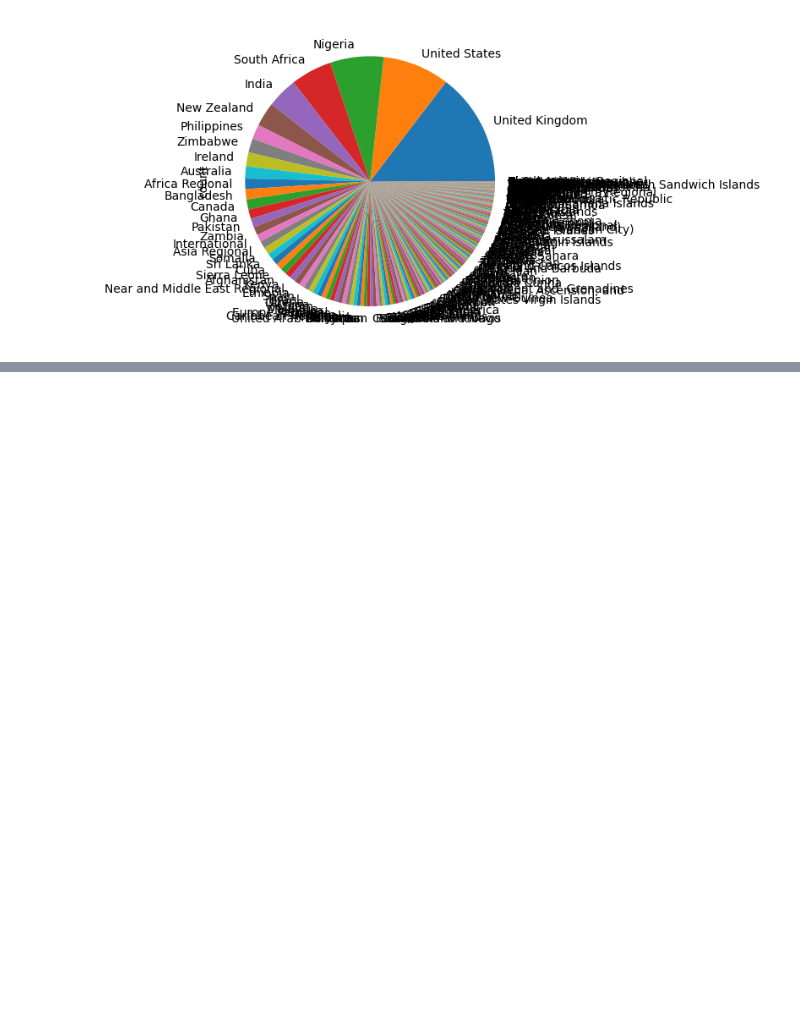
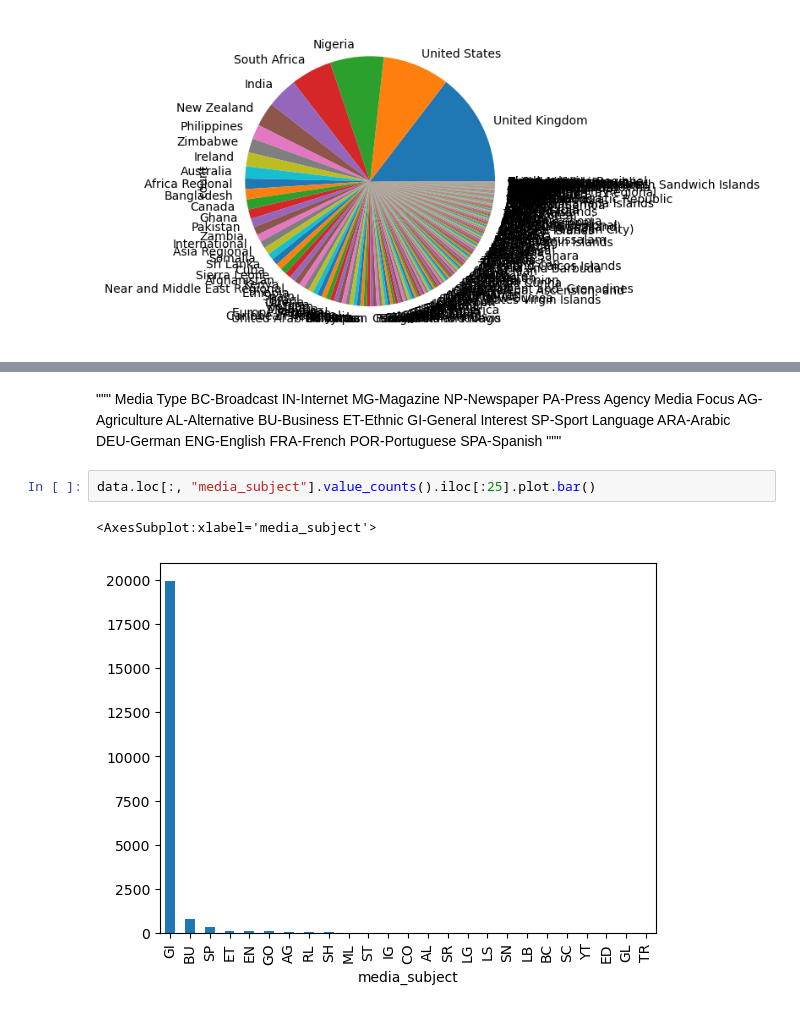
Before and after one commit to PatrickLperso/Suivi_de_narratives, a Jupyter notebook: Medias_scrapping.ipynb, the cells around one changed output, grey strips where cells are left out. Cells and saved outputs as stored; diff of their text form; blank space fills up the shorter version.

```diff
--- a/Medias_scrapping.ipynb
+++ b/Medias_scrapping.ipynb
@@ -25,0 +31,24 @@ data.loc[:, ["media_language", "true_country"]].value_counts()["ENG"].plot.pie()
+# %% [markdown]
+""" Media Type
+BC-Broadcast
+IN-Internet
+MG-Magazine
+NP-Newspaper
+PA-Press Agency 	Media Focus
+AG-Agriculture
+AL-Alternative
+BU-Business
+ET-Ethnic
+GI-General Interest
+SP-Sport 	Language
+ARA-Arabic
+DEU-German
+ENG-English
+FRA-French
+POR-Portuguese
+SPA-Spanish """
+# %%
+data.loc[:, "media_subject"].value_counts().iloc[:25].plot.bar()
+# %% [output]
+<AxesSubplot:xlabel='media_subject'>
+[figure, added]
```
Also changed, not shown: parts of 3 cells of this notebook, 1 other file.
